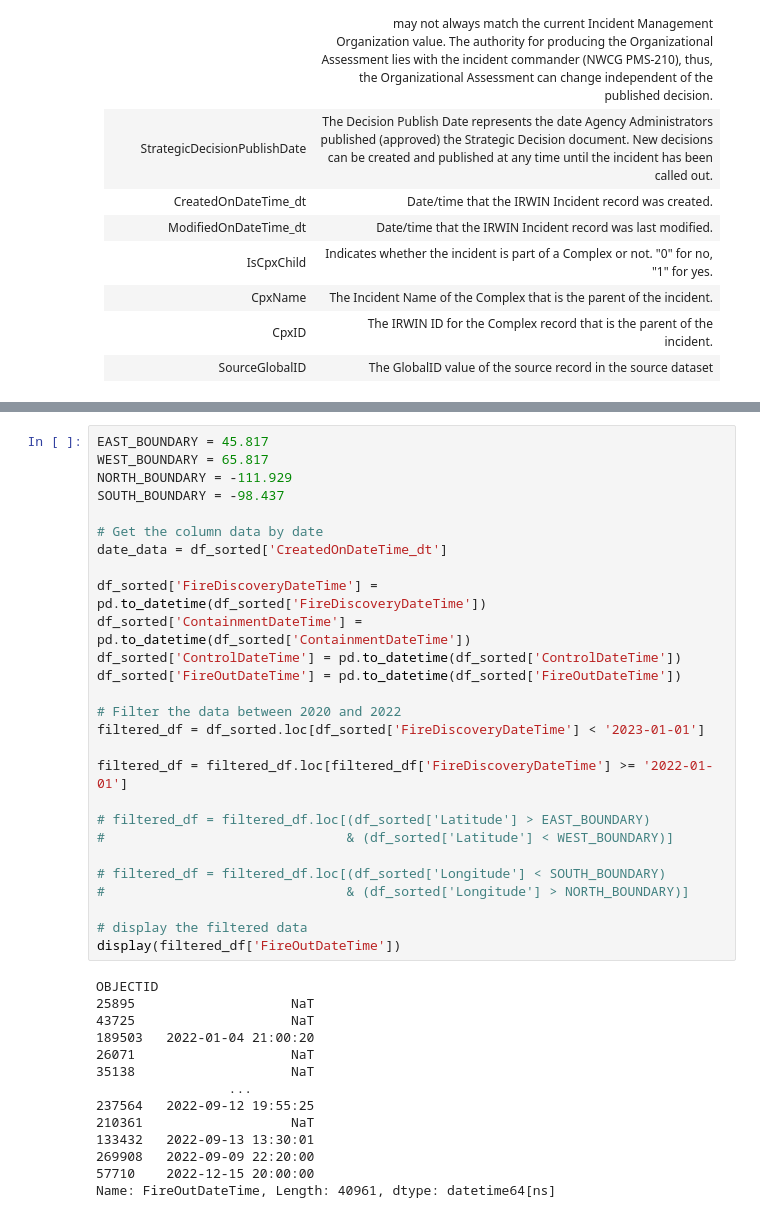
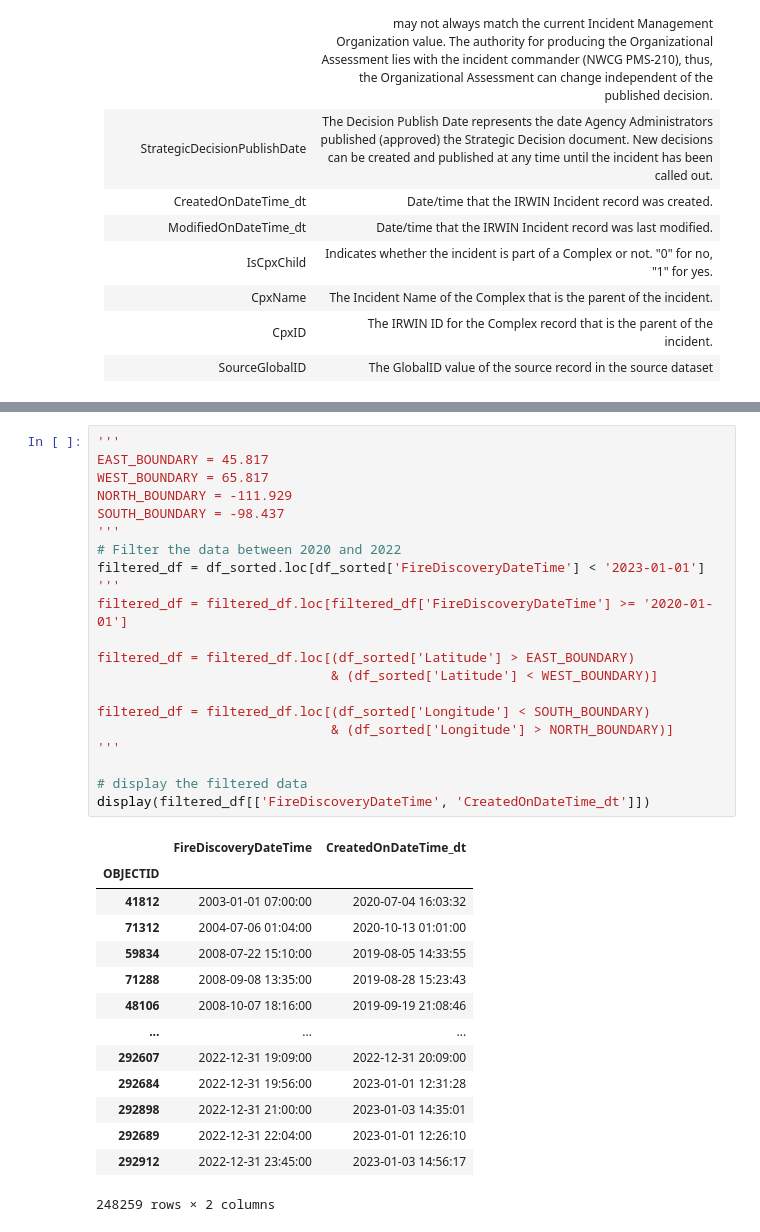
Before and after one commit to SD-2023-CS02/Wildfire-Resource-Simulator, a Jupyter notebook: notebooks/Fire_Incident_Location_data.ipynb, the cells around one changed output, grey strips where cells are left out. Cells and saved outputs as stored; diff of their text form.

```diff
--- a/notebooks/Fire_Incident_Location_data.ipynb
+++ b/notebooks/Fire_Incident_Location_data.ipynb
@@ -148,46 +162,41 @@ Longitude                               float64
 Latitude                                float64
 dtype: object
 # %%
+'''
 EAST_BOUNDARY = 45.817
 WEST_BOUNDARY = 65.817
 NORTH_BOUNDARY = -111.929
 SOUTH_BOUNDARY = -98.437
-
-# Get the column data by date
-date_data = df_sorted['CreatedOnDateTime_dt']
-
-df_sorted['FireDiscoveryDateTime'] = pd.to_datetime(df_sorted['FireDiscoveryDateTime'])
-df_sorted['ContainmentDateTime'] = pd.to_datetime(df_sorted['ContainmentDateTime'])
-df_sorted['ControlDateTime'] = pd.to_datetime(df_sorted['ControlDateTime'])
-df_sorted['FireOutDateTime'] = pd.to_datetime(df_sorted['FireOutDateTime'])
-
+'''
 # Filter the data between 2020 and 2022
 filtered_df = df_sorted.loc[df_sorted['FireDiscoveryDateTime'] < '2023-01-01']
+'''
+filtered_df = filtered_df.loc[filtered_df['FireDiscoveryDateTime'] >= '2020-01-01']
 
-filtered_df = filtered_df.loc[filtered_df['FireDiscoveryDateTime'] >= '2022-01-01']
+filtered_df = filtered_df.loc[(df_sorted['Latitude'] > EAST_BOUNDARY)
+                              & (df_sorted['Latitude'] < WEST_BOUNDARY)]
 
-# filtered_df = filtered_df.loc[(df_sorted['Latitude'] > EAST_BOUNDARY)
-#                               & (df_sorted['Latitude'] < WEST_BOUNDARY)]
-
-# filtered_df = filtered_df.loc[(df_sorted['Longitude'] < SOUTH_BOUNDARY)
-#                               & (df_sorted['Longitude'] > NORTH_BOUNDARY)]
+filtered_df = filtered_df.loc[(df_sorted['Longitude'] < SOUTH_BOUNDARY)
+                              & (df_sorted['Longitude'] > NORTH_BOUNDARY)]
+'''
 
 # display the filtered data
-display(filtered_df['FireOutDateTime'])
+display(filtered_df[['FireDiscoveryDateTime', 'CreatedOnDateTime_dt']])
 # %% [output]
+|  | FireDiscoveryDateTime | CreatedOnDateTime_dt |
+| OBJECTID |  |  |
+| 41812 | 2003-01-01 07:00:00 | 2020-07-04 16:03:32 |
+| 71312 | 2004-07-06 01:04:00 | 2020-10-13 01:01:00 |
+| 59834 | 2008-07-22 15:10:00 | 2019-08-05 14:33:55 |
+| 71288 | 2008-09-08 13:35:00 | 2019-08-28 15:23:43 |
+| 48106 | 2008-10-07 18:16:00 | 2019-09-19 21:08:46 |
+| ... | ... | ... |
+| 292607 | 2022-12-31 19:09:00 | 2022-12-31 20:09:00 |
+| 292684 | 2022-12-31 19:56:00 | 2023-01-01 12:31:28 |
+| 292898 | 2022-12-31 21:00:00 | 2023-01-03 14:35:01 |
+| 292689 | 2022-12-31 22:04:00 | 2023-01-01 12:26:10 |
+| 292912 | 2022-12-31 23:45:00 | 2023-01-03 14:56:17 |
-OBJECTID
-25895                    NaT
-43725                    NaT
-189503   2022-01-04 21:00:20
-26071                    NaT
-35138                    NaT
-                 ...
-237564   2022-09-12 19:55:25
-210361                   NaT
-133432   2022-09-13 13:30:01
-269908   2022-09-09 22:20:00
-57710    2022-12-15 20:00:00
-Name: FireOutDateTime, Length: 40961, dtype: datetime64[ns]
+248259 rows × 2 columns
 # %%
 # Create a subset collection for initial front-end use and plotting
 # We want to use the following data:
```
Also changed, not shown: parts of 7 cells of this notebook, 6 other files.
